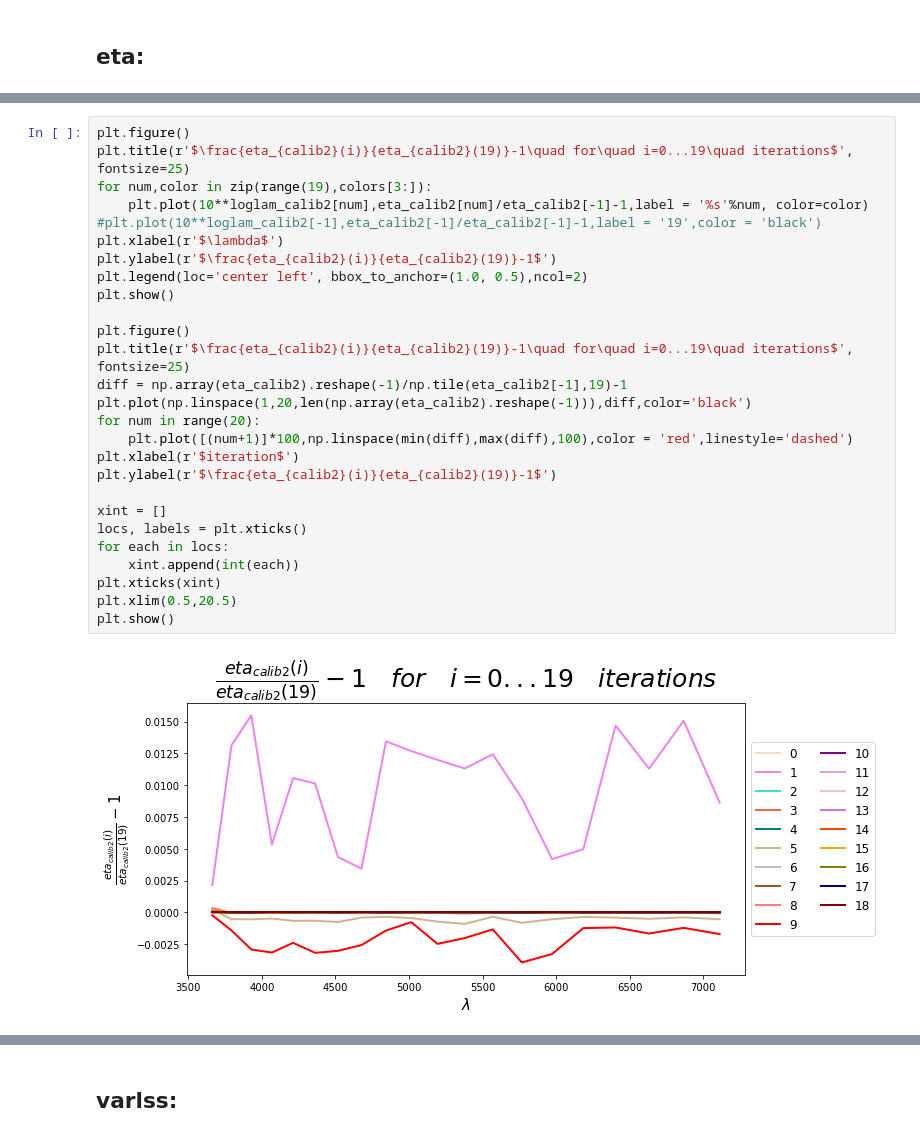
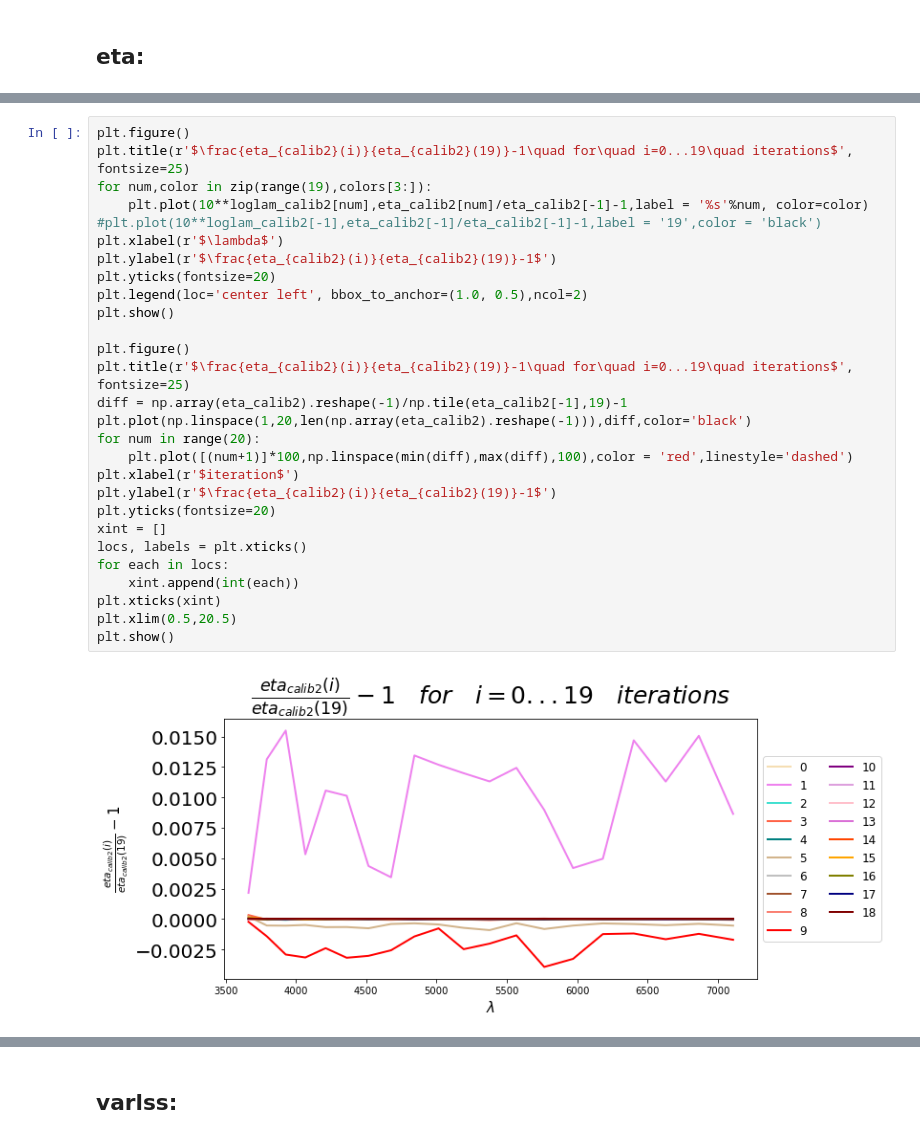
Before and after one commit to moonlovist/Picca_convergence_check, a Jupyter notebook: picca_convergence.ipynb, the cells around one changed output, grey strips where cells are left out. Saved outputs shown, nothing was run; the diff lists cells and outputs as text.

```diff
--- a/picca_convergence.ipynb
+++ b/picca_convergence.ipynb
@@ -275,29 +276,30 @@ plt.show()
 # %%
 plt.figure()
 plt.title(r'$\frac{eta_{calib2}(i)}{eta_{calib2}(19)}-1\quad for\quad i=0...19\quad iterations$', fontsize=25)
 for num,color in zip(range(19),colors[3:]):
     plt.plot(10**loglam_calib2[num],eta_calib2[num]/eta_calib2[-1]-1,label = '%s'%num, color=color)
 #plt.plot(10**loglam_calib2[-1],eta_calib2[-1]/eta_calib2[-1]-1,label = '19',color = 'black')
 plt.xlabel(r'$\lambda$')
 plt.ylabel(r'$\frac{eta_{calib2}(i)}{eta_{calib2}(19)}-1$')
+plt.yticks(fontsize=20)
 plt.legend(loc='center left', bbox_to_anchor=(1.0, 0.5),ncol=2)
 plt.show()
 
 plt.figure()
 plt.title(r'$\frac{eta_{calib2}(i)}{eta_{calib2}(19)}-1\quad for\quad i=0...19\quad iterations$', fontsize=25)
 diff = np.array(eta_calib2).reshape(-1)/np.tile(eta_calib2[-1],19)-1
 plt.plot(np.linspace(1,20,len(np.array(eta_calib2).reshape(-1))),diff,color='black')
 for num in range(20):
     plt.plot([(num+1)]*100,np.linspace(min(diff),max(diff),100),color = 'red',linestyle='dashed')
 plt.xlabel(r'$iteration$')
 plt.ylabel(r'$\frac{eta_{calib2}(i)}{eta_{calib2}(19)}-1$')
-
+plt.yticks(fontsize=20)
 xint = []
 locs, labels = plt.xticks()
 for each in locs:
     xint.append(int(each))
 plt.xticks(xint)
 plt.xlim(0.5,20.5)
 plt.show()
 # %% [output]
-[figure, old version]
+[figure, new version]
```
Also changed, not shown: parts of 8 cells of this notebook.
